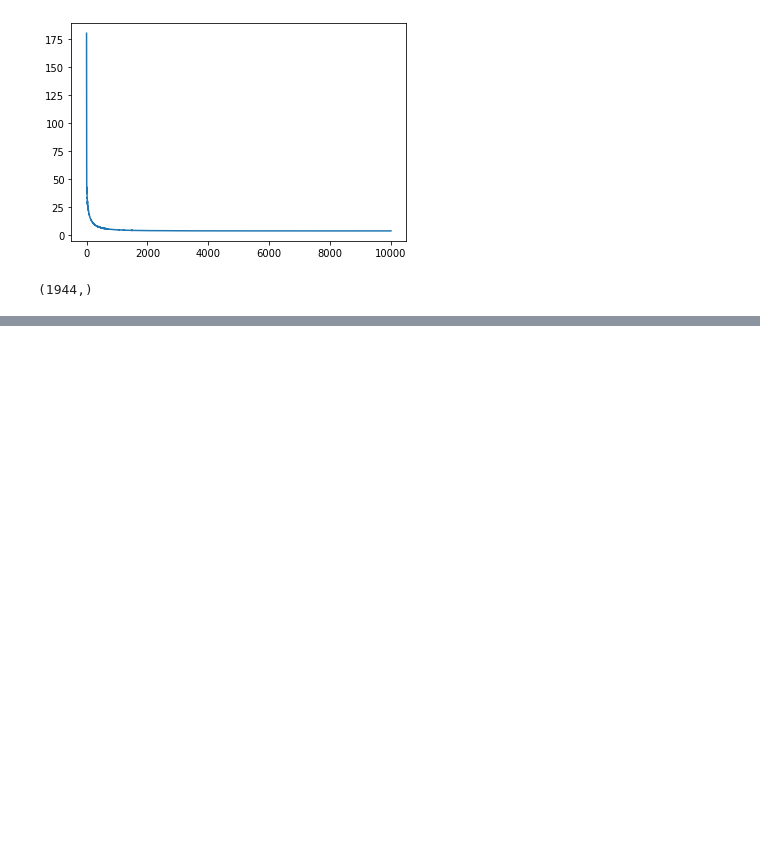
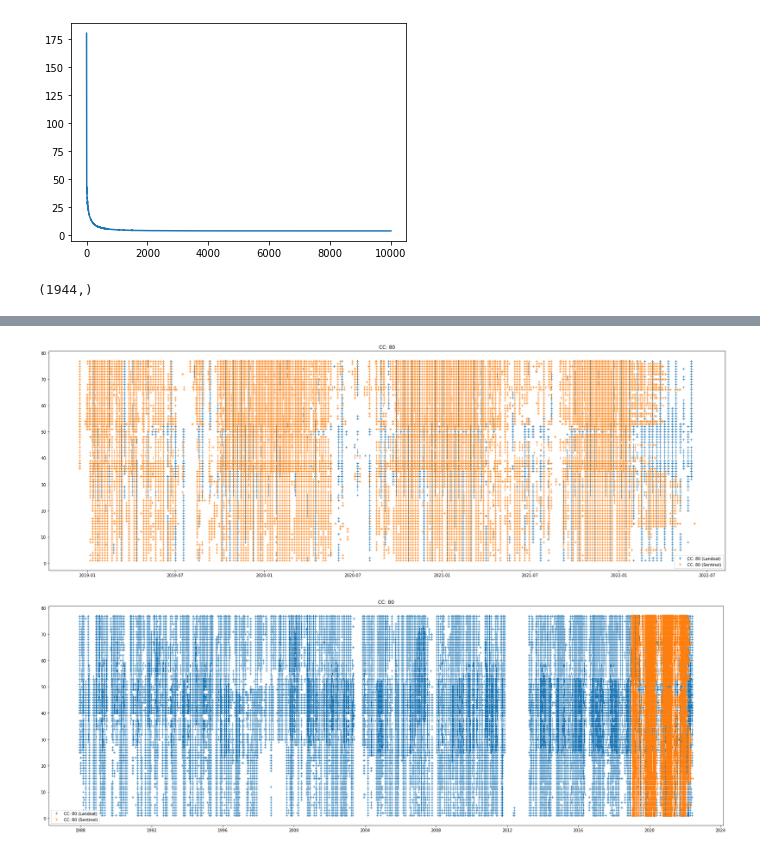
Before and after one commit to Skydive/ENS_M1_Stage_2022, a Jupyter notebook: EarthEngine/Process_Lhasa.ipynb, the cells around one changed output, grey strips where cells are left out. Drawn from its saved outputs; the diff is of its cells as text; code cells hidden in the pictures; blank space fills up the shorter version.

```diff
--- a/EarthEngine/Process_Lhasa.ipynb
+++ b/EarthEngine/Process_Lhasa.ipynb
@@ -70,3 +139,29 @@ plt.legend();
+# %%
+dfs = pd.read_csv("Lhasa/Lhasa_Sentinel_Data-CC-80.csv", index_col=0);
+dfs["SENSING_TIME"] = dfs["SENSING_TIME"].map(partial(pd.to_datetime, unit='ms'));
+dfs['BRAIDING_INDEX'] = (dfs['TOTAL_PERIM_SMOOTH']/2)/2000;
+
+sentinel_min_time = dfs["SENSING_TIME"].min();
+sentinel_max_time = dfs["SENSING_TIME"].max();
+df = pd.read_csv(f"Lhasa/Lhasa_Data-CC-80.csv", index_col=0);
+df["SENSING_TIME"] = df["SENSING_TIME"].map(pd.Timestamp);
+df['BRAIDING_INDEX'] = (df['TOTAL_PERIM_SMOOTH']/2)/2000;
+df_crop = df[(df["SENSING_TIME"] >= sentinel_min_time) & (df["SENSING_TIME"] <= sentinel_max_time)];
+
+plt.figure(figsize=(30, 10));
+plt.title(f"CC: 80");
+plt.plot(df_crop["SENSING_TIME"], df_crop["ID"], '+', label=f"CC: 80 (Landsat)");
+plt.plot(dfs["SENSING_TIME"], dfs["ID"], '+', label=f"CC: 80 (Sentinel)");
+plt.legend();
+
+plt.figure(figsize=(30, 10));
+plt.title(f"CC: 80");
+plt.plot(df["SENSING_TIME"], df["ID"], '+', label=f"CC: 80 (Landsat)");
+plt.plot(dfs["SENSING_TIME"], dfs["ID"], '+', label=f"CC: 80 (Sentinel)");
+plt.legend();
+# %% [output]
+[figure, added]
+[figure, added]
 # %%
 # CUMULATIVE GCD --- try to figure out & find the smallest spacing interval
 
```
Also changed, not shown: parts of 8 cells of this notebook, 9 other files.
